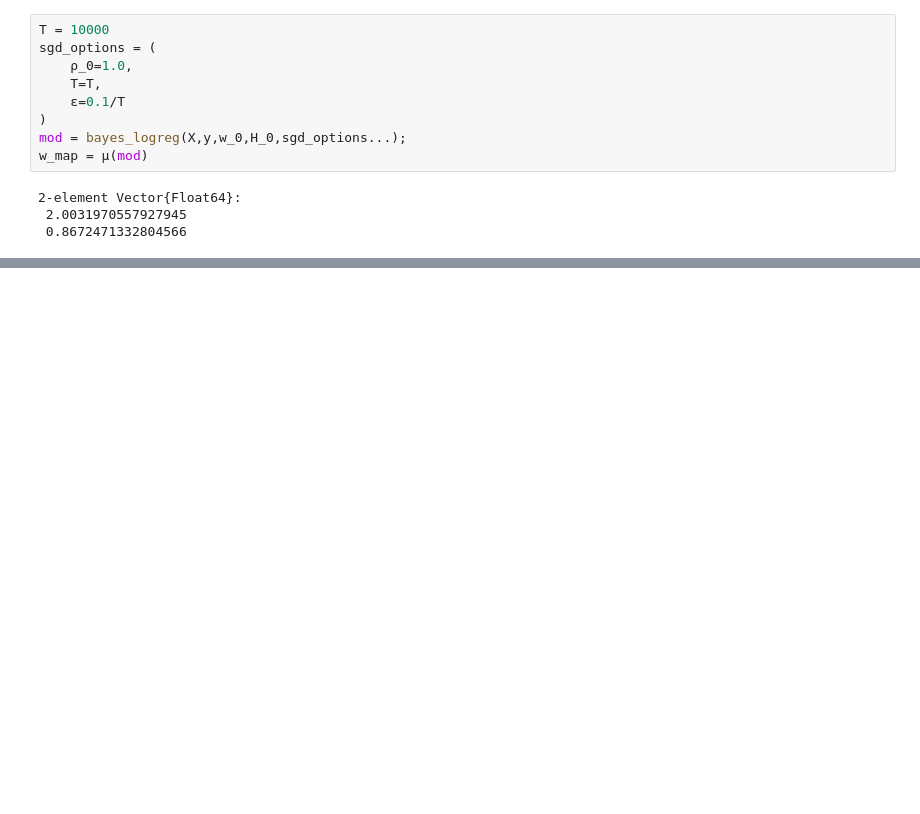
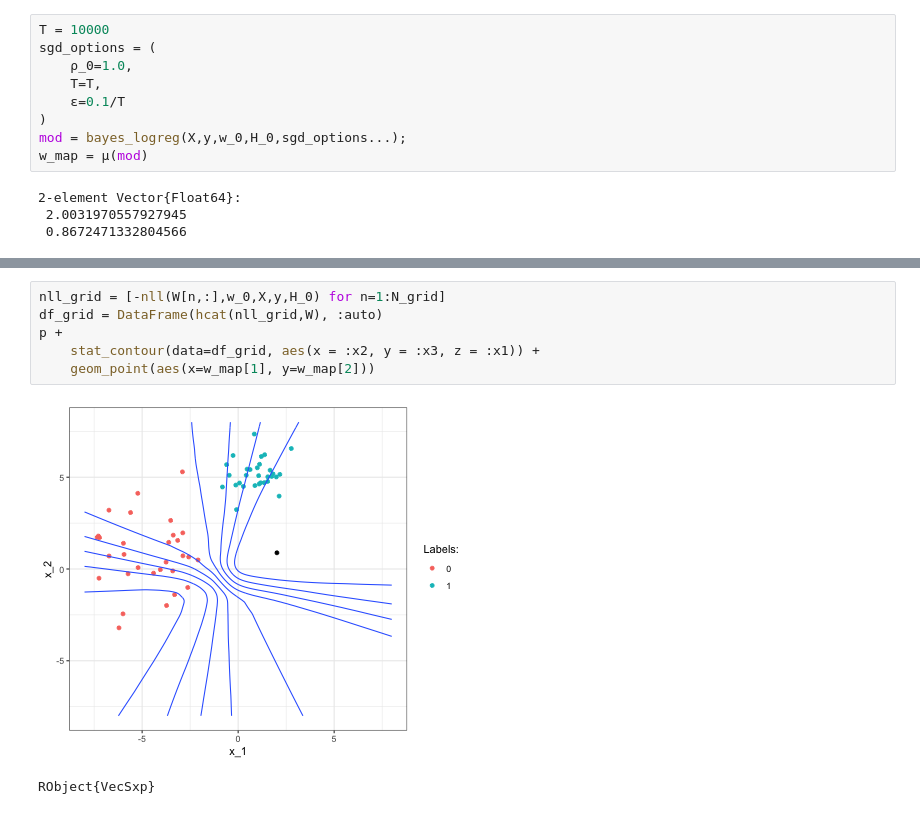
Before and after one commit to pat-alt/pat-alt.github.io, a Jupyter notebook: content/post/2021-10-27-bayesian-logistic-regression/toy_example.ipynb, the cells around one changed output, grey strips where cells are left out. Saved outputs shown, nothing was run; the diff lists cells and outputs as text; blank space fills up the shorter version.

```diff
--- a/content/post/2021-10-27-bayesian-logistic-regression/toy_example.ipynb
+++ b/content/post/2021-10-27-bayesian-logistic-regression/toy_example.ipynb
@@ -57 +88,10 @@ w_map = μ(mod)
+# %%
+nll_grid = [-nll(W[n,:],w_0,X,y,H_0) for n=1:N_grid]
+df_grid = DataFrame(hcat(nll_grid,W), :auto)
+p +
+    stat_contour(data=df_grid, aes(x = :x2, y = :x3, z = :x1)) +
+    geom_point(aes(x=w_map[1], y=w_map[2]))
+# %% [output]
+[figure, added]
+RObject{VecSxp}
 # %%
```
Also changed, not shown: parts of 9 cells of this notebook, 2 other files.
